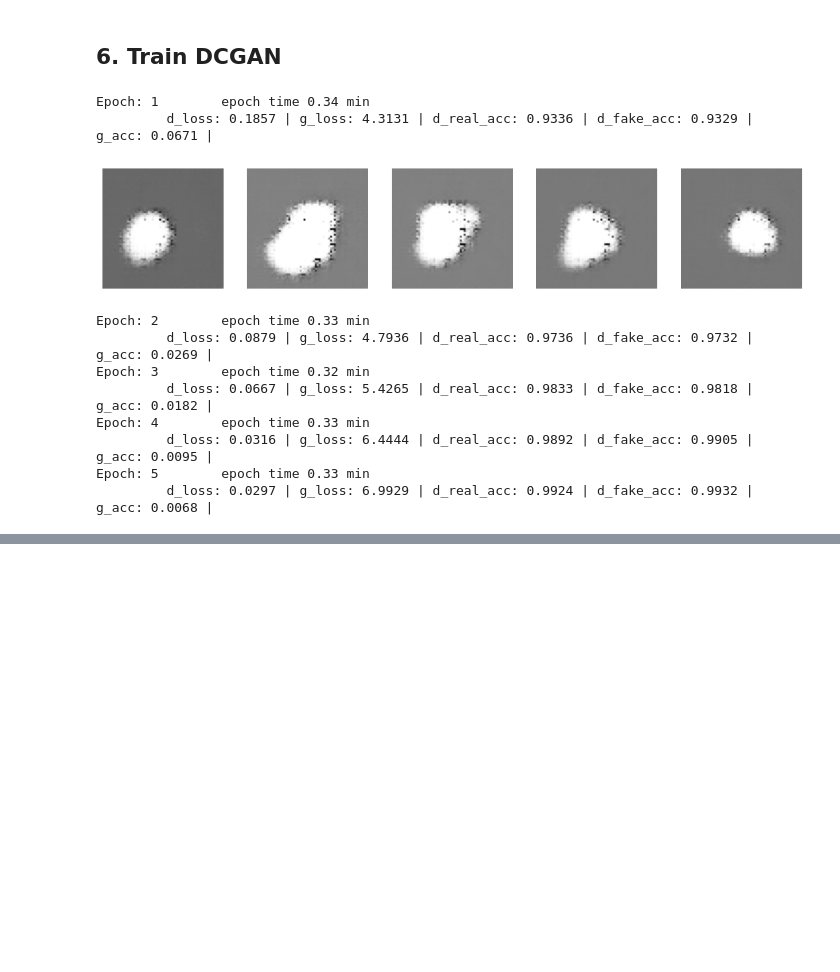
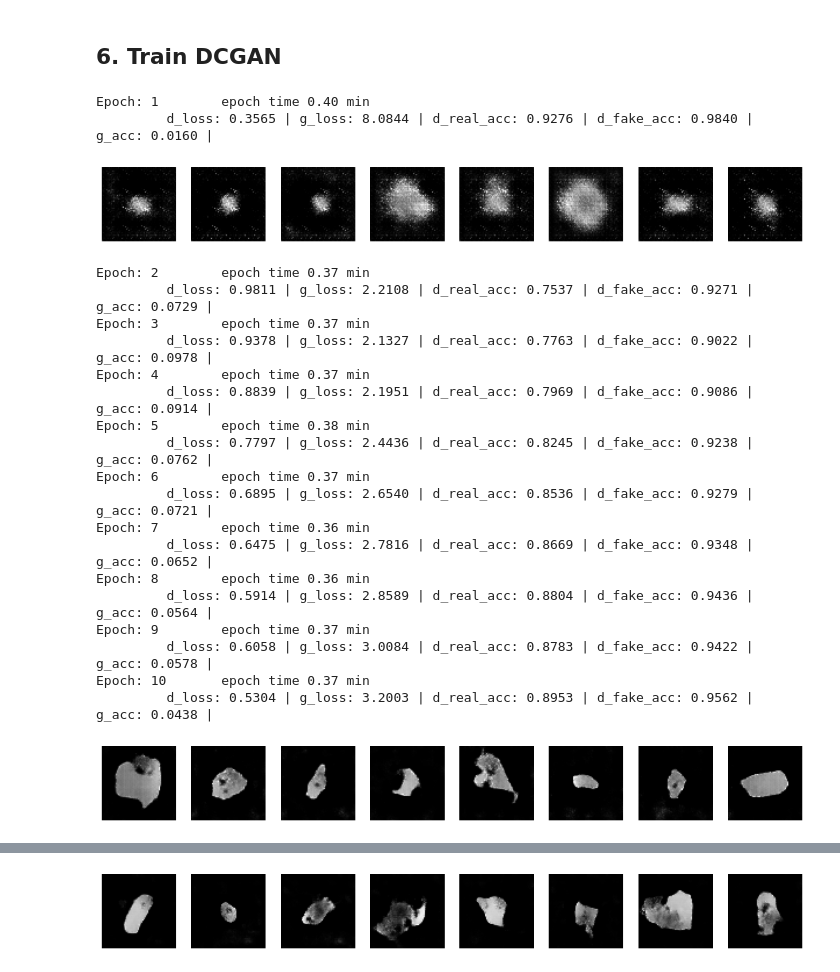
Before and after one commit to terrence-ou/Generative-Deep-Learning-2nd-Edition-PyTorch-JAX, a Jupyter notebook: PyTorch/chapter_04_gan/01_dcgan.ipynb, the cells around one changed output, grey strips where cells are left out. Drawn from its saved outputs; the diff is of its cells as text; code cells hidden in the pictures; blank space fills up the shorter version.

Commit message:
DCGAN updated

```diff
--- a/PyTorch/chapter_04_gan/01_dcgan.ipynb
+++ b/PyTorch/chapter_04_gan/01_dcgan.ipynb
@@ -49,7 +49,8 @@ class LegoData(Dataset):
         self.transform = Transforms.Compose([
                             Transforms.ToTensor(),
                             Transforms.Resize(size=(IMAGE_SIZE, IMAGE_SIZE), antialias=None),
-                            Transforms.Grayscale(num_output_channels=1)])
+                            Transforms.Grayscale(num_output_channels=1),
+                            Transforms.Normalize((0.5), (0.5))])
 
     def __len__(self):
         return self.length
@@ -69,9 +70,9 @@ def get_dataloader():
     return train_loader
 # %%
 def display_imgs(imgs):
-    plt.figure(figsize=(14, 3))
-    for i in range(5):
-        ax = plt.subplot(1, 5, i+1)
+    plt.figure(figsize=(16, 3))
+    for i in range(8):
+        ax = plt.subplot(1, 8, i+1)
         ax.imshow(imgs[i][0], cmap='gray')
         ax.axis('off')
     plt.show()
@@ -209,18 +192,21 @@ Estimated Total Size (MB): 44.14
 # %% [markdown]
 ## 3. Define the model, objective, and optimizer
 # %%
-dcgan = DCGAN(Z_DIM).to(DEVICE)
+net_D = Discriminator().to(DEVICE)
+net_G = Generator(Z_DIM).to(DEVICE)
+
 
 if torch.__version__.split('.')[0] == '2':
     torch.set_float32_matmul_precision('high')
     # It is important to use eager backend here to avoid
     # distribution mismatch in training and predicting
-    dcgan = torch.compile(dcgan, backend='eager')
+    net_D = torch.compile(net_D, backend='eager')
+    net_G = torch.compile(net_G, backend='eager')
     print('model compiled')
 
 loss_fn = nn.BCELoss()
-d_optim = torch.optim.Adam(params=dcgan.discriminator.parameters(), lr=LR, betas=(ADAM_BETA_1, ADAM_BETA_2))
-g_optim = torch.optim.Adam(params=dcgan.generator.parameters() ,lr=LR, betas=(ADAM_BETA_1, ADAM_BETA_2))
+d_optim = torch.optim.Adam(params=net_D.parameters(), lr=LR, betas=(ADAM_BETA_1, ADAM_BETA_2))
+g_optim = torch.optim.Adam(params=net_G.parameters() ,lr=LR, betas=(ADAM_BETA_1, ADAM_BETA_2))
 
 train_metrics = {
     'd_loss': Metrics.Mean(),
@@ -287,30 +287,41 @@ def train(model, dataloader, d_optim, g_optim, loss_fn, train_metrics):
 # %%
 history = defaultdict(list)
 
 for i in range(EPOCHS):
     prev_time = time.time()
-    generated_imgs = train(dcgan, lego_dataloader, d_optim, g_optim, loss_fn, train_metrics)
+    generated_imgs = train(net_D, net_G, lego_dataloader, d_optim, g_optim, loss_fn, train_metrics)
     curr_time = time.time()
 
     for key, value in train_metrics.items():
         history[key].append(value.compute().item())
 
     print('Epoch: {}\tepoch time {:.2f} min'.format(i+1, (curr_time - prev_time) / 60))
     metrics = [f'{key}: {value.compute().item():.4f} | ' for key, value in train_metrics.items()]
     print('\t', ''.join(metrics))
 
     if i == 0 or (i + 1) % 10 == 0:
         generated_imgs = generated_imgs.detach().cpu()
         display_imgs(generated_imgs)
 # %% [output]
-Epoch: 1        epoch time 0.34 min
-         d_loss: 0.1857 | g_loss: 4.3131 | d_real_acc: 0.9336 | d_fake_acc: 0.9329 | g_acc: 0.0671 |
+Epoch: 1        epoch time 0.40 min
+         d_loss: 0.3565 | g_loss: 8.0844 | d_real_acc: 0.9276 | d_fake_acc: 0.9840 | g_acc: 0.0160 |
-[figure, old version]
+[figure, new version]
-Epoch: 2        epoch time 0.33 min
-         d_loss: 0.0879 | g_loss: 4.7936 | d_real_acc: 0.9736 | d_fake_acc: 0.9732 | g_acc: 0.0269 |
-Epoch: 3        epoch time 0.32 min
-         d_loss: 0.0667 | g_loss: 5.4265 | d_real_acc: 0.9833 | d_fake_acc: 0.9818 | g_acc: 0.0182 |
-Epoch: 4        epoch time 0.33 min
-         d_loss: 0.0316 | g_loss: 6.4444 | d_real_acc: 0.9892 | d_fake_acc: 0.9905 | g_acc: 0.0095 |
-Epoch: 5        epoch time 0.33 min
-         d_loss: 0.0297 | g_loss: 6.9929 | d_real_acc: 0.9924 | d_fake_acc: 0.9932 | g_acc: 0.0068 |
+Epoch: 2        epoch time 0.37 min
+         d_loss: 0.9811 | g_loss: 2.2108 | d_real_acc: 0.7537 | d_fake_acc: 0.9271 | g_acc: 0.0729 |
+Epoch: 3        epoch time 0.37 min
+         d_loss: 0.9378 | g_loss: 2.1327 | d_real_acc: 0.7763 | d_fake_acc: 0.9022 | g_acc: 0.0978 |
+Epoch: 4        epoch time 0.37 min
+         d_loss: 0.8839 | g_loss: 2.1951 | d_real_acc: 0.7969 | d_fake_acc: 0.9086 | g_acc: 0.0914 |
+Epoch: 5        epoch time 0.38 min
+         d_loss: 0.7797 | g_loss: 2.4436 | d_real_acc: 0.8245 | d_fake_acc: 0.9238 | g_acc: 0.0762 |
+Epoch: 6        epoch time 0.37 min
+         d_loss: 0.6895 | g_loss: 2.6540 | d_real_acc: 0.8536 | d_fake_acc: 0.9279 | g_acc: 0.0721 |
+Epoch: 7        epoch time 0.36 min
+         d_loss: 0.6475 | g_loss: 2.7816 | d_real_acc: 0.8669 | d_fake_acc: 0.9348 | g_acc: 0.0652 |
+Epoch: 8        epoch time 0.36 min
+         d_loss: 0.5914 | g_loss: 2.8589 | d_real_acc: 0.8804 | d_fake_acc: 0.9436 | g_acc: 0.0564 |
+Epoch: 9        epoch time 0.37 min
+         d_loss: 0.6058 | g_loss: 3.0084 | d_real_acc: 0.8783 | d_fake_acc: 0.9422 | g_acc: 0.0578 |
+Epoch: 10       epoch time 0.37 min
+         d_loss: 0.5304 | g_loss: 3.2003 | d_real_acc: 0.8953 | d_fake_acc: 0.9562 | g_acc: 0.0438 |
+[figure, added]
@@ -316,0 +348 @@ Epoch: 5        epoch time 0.33 min
+[figure, added]
```
Also changed, not shown: parts of 5 cells of this notebook.
